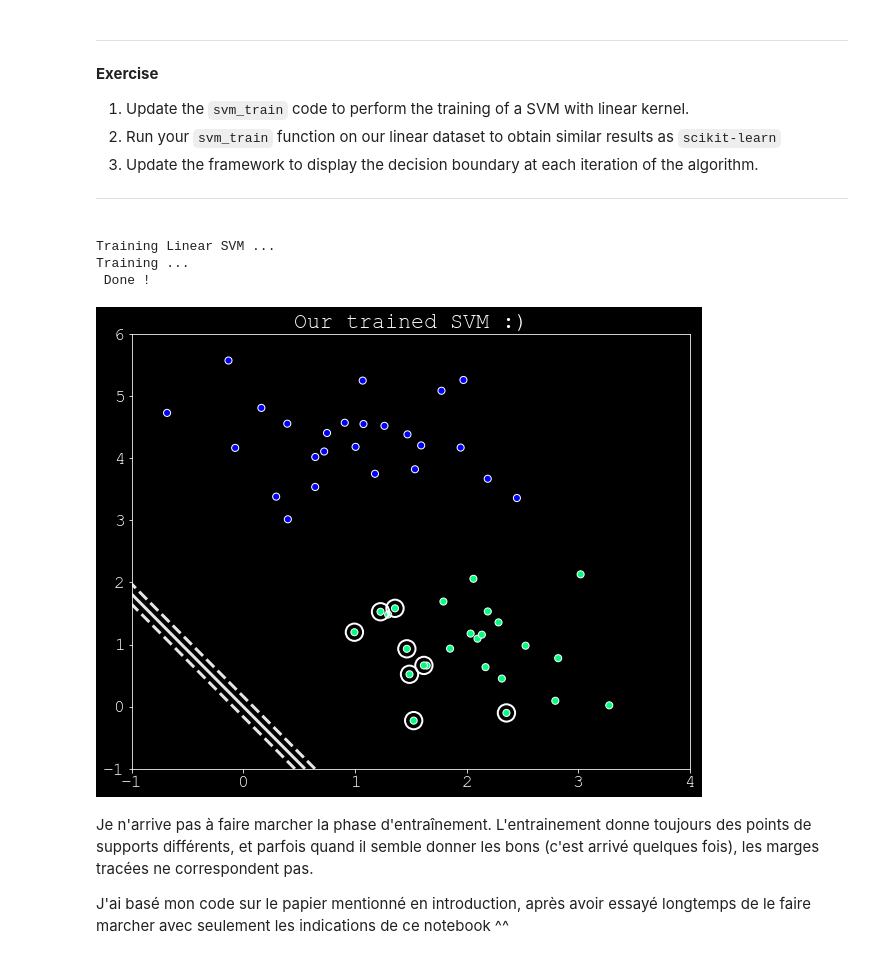
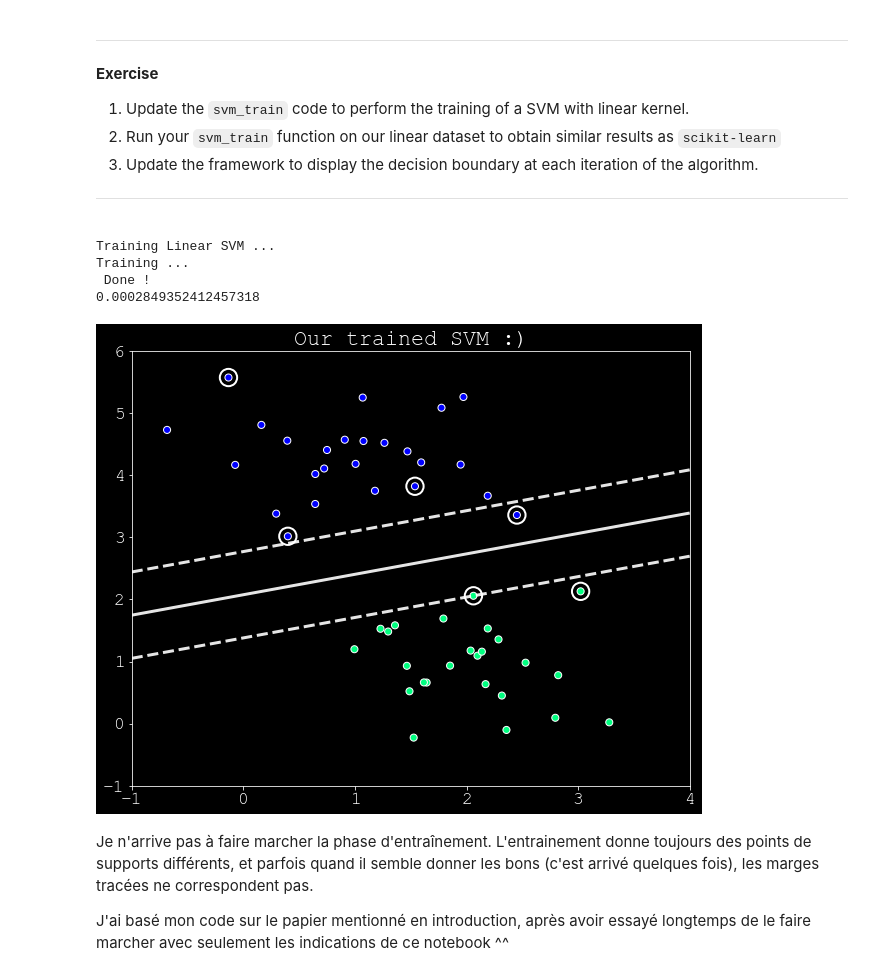
Before and after one commit to iamvcrx/Victor-BIGAND-atiam_ml, a Jupyter notebook: 03_support_vector_machines.ipynb, the cells around one changed output. Drawn from its saved outputs; the diff is of its cells as text; code cells hidden in the pictures.

```diff
--- a/03_support_vector_machines.ipynb
+++ b/03_support_vector_machines.ipynb
@@ -451,66 +451,69 @@ def svm_train(X, Y_b, C, kernel_type, tol=1e-3, max_iter=5):
         # Iterative over all alpha_i
         for i in range(m) :
 
-            #E[i] = np.dot((Y[:,np.newaxis] * alphas).T,kernel(X[i],X.T,kernel_type)) + b - Y[i]
+            #E[i] = np.matmul((Y[:,np.newaxis] * alphas[:,0]).T,K[i]) + b - Y[i]
+            Ei = np.matmul((Y*alphas[:,0]),K[i]) + b - Y[i]
+            #print(Ei.shape)
             #E[i] = alphas[i]*Y[i]*K[i,i] + b - Y[i]
-            sum = 0
-            for k in range(m) :
-                sum += alphas[k]*Y[k]*K[i,k]
-            E[i] = sum + b - Y[i]
+            #sum = 0
+            #for k in range(m) :
+            #    sum += alphas[k,0]*Y[k]*K[i,k]
+            #E[i] = sum + b - Y[i]
 
-            if ((Y[i]*E[i]<-tol and alphas[i]<C) or (Y[i]*E[i]>tol and alphas[i])) :
+            if ((Y[i]*Ei<-tol and alphas[i,0]<C) or (Y[i]*Ei>tol and alphas[i,0] > 0)) :
                 j = 0
                 while j == i :
                     j = np.random.choice(np.arange(m))
 
-                alphaj_stock = alphas[j]
-                alphai_stock = alphas[i]
-
-                #E[j] = np.dot((Y[:,np.newaxis] * alphas).T,kernel(X[j],X.T,kernel_type)) + b - Y[j]
-                #E[j] = alphas[j]*Y[j]*K[j,j] + b - Y[j]
-                sum = 0
-                for k in range(m) :
-                    sum += alphas[k]*Y[k]*K[j,k]
-                E[j] = sum + b - Y[j]
+                alphaj_stock = alphas[j,0]
+                alphai_stock = alphas[i,0]
 
                 if Y[i] == Y[j] :
-                    L = max(0,alphas[j]+alphas[i]-C)
-                    H = min(C,alphas[i]+alphas[j])
+                    L = np.max((0,alphas[j,0]+alphas[i,0]-C))
+                    H = np.min((C,alphas[i,0]+alphas[j,0]))
                 else :
-                    L = max(0,alphas[j]-alphas[i])
-                    H = min(C,C+alphas[j]-alphas[i])
+                    L = np.max((0,alphas[j,0]-alphas[i,0]))
+                    H = np.min((C,C+alphas[j,0]-alphas[i,0]))
 
                 if L == H :
                     continue
+
+                #E[j] = np.dot((Y[:,np.newaxis] * alphas).T,kernel(X[j],X.T,kernel_type)) + b - Y[j]
+                Ej = np.dot((Y * alphas[:,0]),K[j]) + b - Y[j]
+                #E[j] = alphas[j]*Y[j]*K[j,j] + b - Y[j]
+                #sum = 0
+                #for k in range(m) :
+                #    sum += alphas[k,0]*Y[k]*K[j,k]
+                #E[j] = sum + b - Y[j]
 
                 eta = 2*K[i,j] - K[i,i] - K[j,j]
 
                 if eta >= 0 :
                     continue
 
-                alphas[j] = alphas[j] - Y[j]*(E[i]-E[j])/(eta)
+                alphas[j,0] = alphas[j,0] - Y[j]*(Ei-Ej)/(eta)
 
                 #Dernière modif sur les alphas j
-                if alphas[j] > H :
-                    alphas[j] = H
-                elif L <= alphas[j] <= H :
-                    pass
-                elif alphas[j] < L :
-                    alphas[j] = L
+                if alphas[j,0] > H :
+                    alphas[j,0] = H
+                #elif L <= alphas[j] <= H :
+                #    pass
+                elif alphas[j,0] < L :
+                    alphas[j,0] = L
 
-                if np.abs(alphas[j]-alphaj_stock) < 1e-5 :
+                if np.abs(alphas[j,0]-alphaj_stock) < tol :
                     continue
 
                 #Upgrade alpha i
-                alphas[i] = alphai_stock + Y[i]*Y[j]*(alphaj_stock-alphas[j])
+                alphas[i,0] += Y[i]*Y[j]*(alphaj_stock-alphas[j,0])
 
                 #Computing Threshold
-                b1 = b - E[i] - Y[i]*(alphai_stock-alphas[i])*K[i,i] - Y[j]*(alphaj_stock-alphas[j])*K[i,j]
-                b2 = b - E[i] - Y[i]*(alphai_stock-alphas[i])*K[i,j] - Y[j]*(alphaj_stock-alphas[j])*K[j,j]
+                b1 = b - Ei - Y[i]*(alphas[i,0]-alphai_stock)*K[i,i] - Y[j]*(alphas[j,0]-alphaj_stock)*K[i,j]
+                b2 = b - Ei - Y[i]*(alphas[i,0]-alphai_stock)*K[i,j] - Y[j]*(alphas[j,0]-alphaj_stock)*K[j,j]
 
-                if 0 < alphas[i] < C :
+                if 0 < alphas[i,0] < C :
                     b = b1
-                elif 0 < alphas[j] < C :
+                elif 0 < alphas[j,0] < C :
                     b = b2
                 else :
                     b = (b1+b2)/2
@@ -522,6 +525,7 @@ def svm_train(X, Y_b, C, kernel_type, tol=1e-3, max_iter=5):
             passes = 0
 
     print(' Done !')
+    print(np.sum(alphas[:,0]*Y))
 
     # Save the model
     idx = (alphas > 0).transpose()[0];
@@ -539,34 +543,35 @@ print('Training Linear SVM ...')
 # Parameters of the training
 C = 1                  # C regularization value
 tolerance = 1e-5       # Tolerance value for thresholds
 nb_iterations = 50      # Number of iterations
 
 # Perform the training (try to fiddle the previous values to see effect).
 model = svm_train(X, y, C, 'linear', tolerance, nb_iterations);
 
 # Evaluate the decision function
 ax = plt.figure(figsize=(10, 8)).gca()
 ax.scatter(X[:, 0], X[:, 1], c=y, s=50, edgecolor = 'w', cmap='winter')
 ax.set_xlim(-1, 4); ax.set_ylim(-1, 6)
 xlim = ax.get_xlim(); ylim = ax.get_ylim()
 
 # Create grid to evaluate model
 x = np.linspace(xlim[0], xlim[1], 30)
 yp = np.linspace(ylim[0], ylim[1], 30)
 Y, Xp = np.meshgrid(yp, x)
 xy = np.vstack([Xp.ravel(), Y.ravel()]).T
 P = decision_function(model, xy.transpose())
 P = P.reshape((30, 30))
 
 # plot decision boundary and margins
 ax.contour(Xp, Y, P, colors='w',levels=[-1, 0, 1], alpha=0.9,linestyles=['--', '-', '--'])
 ax.scatter(model["x"][:, 0], model["x"][:, 1],s=300, linewidth=2, edgecolor='w', facecolors='none');
 plt.title('Our trained SVM :)');
 # %% [output]
 Training Linear SVM ...
 Training ...
  Done !
+0.0002849352412457318
-[figure, old version]
+[figure, new version]
 # %% [markdown]
 Je n'arrive pas à faire marcher la phase d'entraînement. L'entrainement donne toujours des points de supports différents, et parfois quand il semble donner les bons (c'est arrivé quelques fois), les marges tracées ne correspondent pas.
 
```
Also changed, not shown: parts of 5 cells of this notebook.
